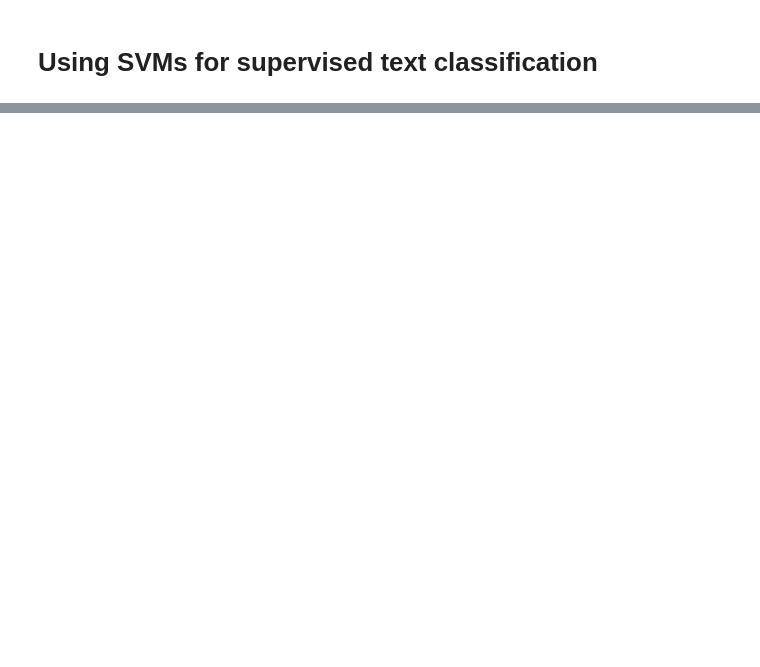
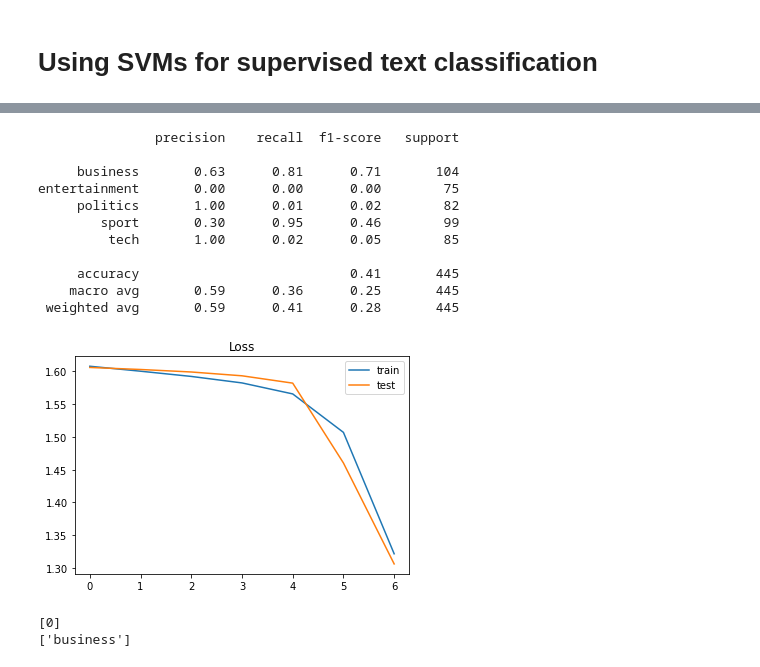
Before and after one commit to chinmaydas96/Packt-Python-Natural-Language-Processing-Cookbook, a Jupyter notebook: Chapter04/Classifying Texts.ipynb, the cells around one changed output, grey strips where cells are left out. Cells and saved outputs as stored; diff of their text form; code cells hidden in the pictures; blank space fills up the shorter version.

```diff
--- a/Chapter04/Classifying Texts.ipynb
+++ b/Chapter04/Classifying Texts.ipynb
@@ -711,0 +515,3 @@ False
+# %%
+data_dit = get_data(bbc_dataset)
+le = get_labels(list(data_dict.keys()))
@@ -711,0 +709,43 @@ False
+# %%
+def train_model(df, le):
+    tokenizer = create_tokenizer(df['text'].values,
+                                'bbc_tokenizer.pickle')
+
+    X = transform_text(tokenizer, df['text'].values)
+    y = pd.get_dummies(df['label']).values
+    X_train, X_test, y_train, y_test = train_test_split(X, y,
+                                                        test_size = 0.20,
+                                                        random_state = 42)
+
+    model = Sequential()
+    optimizer = tf.keras.optimizers.Adam(0.0001)
+    model.add(Embedding(MAX_NUM_WORDS, EMBEDDING_DIM, input_length=X.shape[1]))
+    model.add(SpatialDropout1D(0.2))
+    model.add(LSTM(100, dropout=0.2, recurrent_dropout=0.2))
+    model.add(Dense(5, activation='softmax'))
+
+    loss = 'categorical_crossentropy'
+    model.compile(loss=loss, optimizer=optimizer, metrics=['accuracy'])
+
+    epochs = 7
+    batch_size = 64
+    es = EarlyStopping(monitor='val_loss', patience=3, min_delta=0.0001)
+    history = model.fit(X_train, y_train,
+                       epochs=epochs,
+                       batch_size=batch_size,
+                       validation_split=0.2,
+                       callbacks=[es])
+
+    accr = model.evaluate(X_test, y_test)
+    print('Test set\n  Loss: {:0.3f}\n  Accuracy: \
+           {:0.3f}'.format(accr[0],accr[1]))
+    model.save('bbc_model_s1.h5')
+    evaluate(model, X_test, y_test, le)
+    plot_history(history)
+# %%
+data_dict = get_data(bbc_dataset)
+le = get_labels(list(data_dict.keys()))
+df = create_dataset(data_dict, le)
+# %%
+train_model(df, le)
+# %% [output]
@@ -711,0 +770,12 @@ False
+               precision    recall  f1-score   support
+
+     business       0.63      0.81      0.71       104
+entertainment       0.00      0.00      0.00        75
+     politics       1.00      0.01      0.02        82
+        sport       0.30      0.95      0.46        99
+         tech       1.00      0.02      0.05        85
+
+     accuracy                           0.41       445
+    macro avg       0.59      0.36      0.25       445
+ weighted avg       0.59      0.41      0.28       445
+[figure, added]
@@ -711,0 +802,5 @@ False
+# %%
+test_new_example(model, tokenizer, le, new_example)
+# %% [output]
+[0]
+['business']
```
Also changed, not shown: parts of 56 cells of this notebook, 3 other files.
